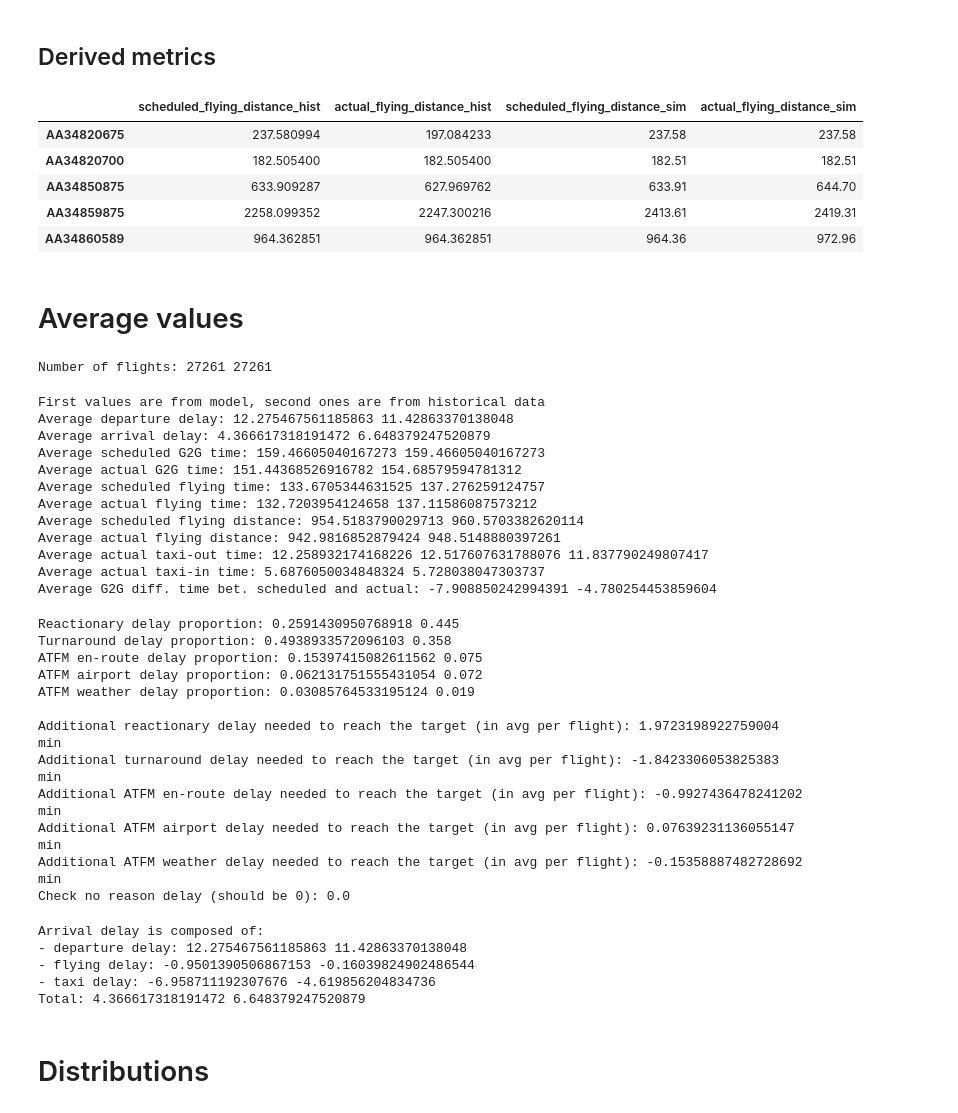
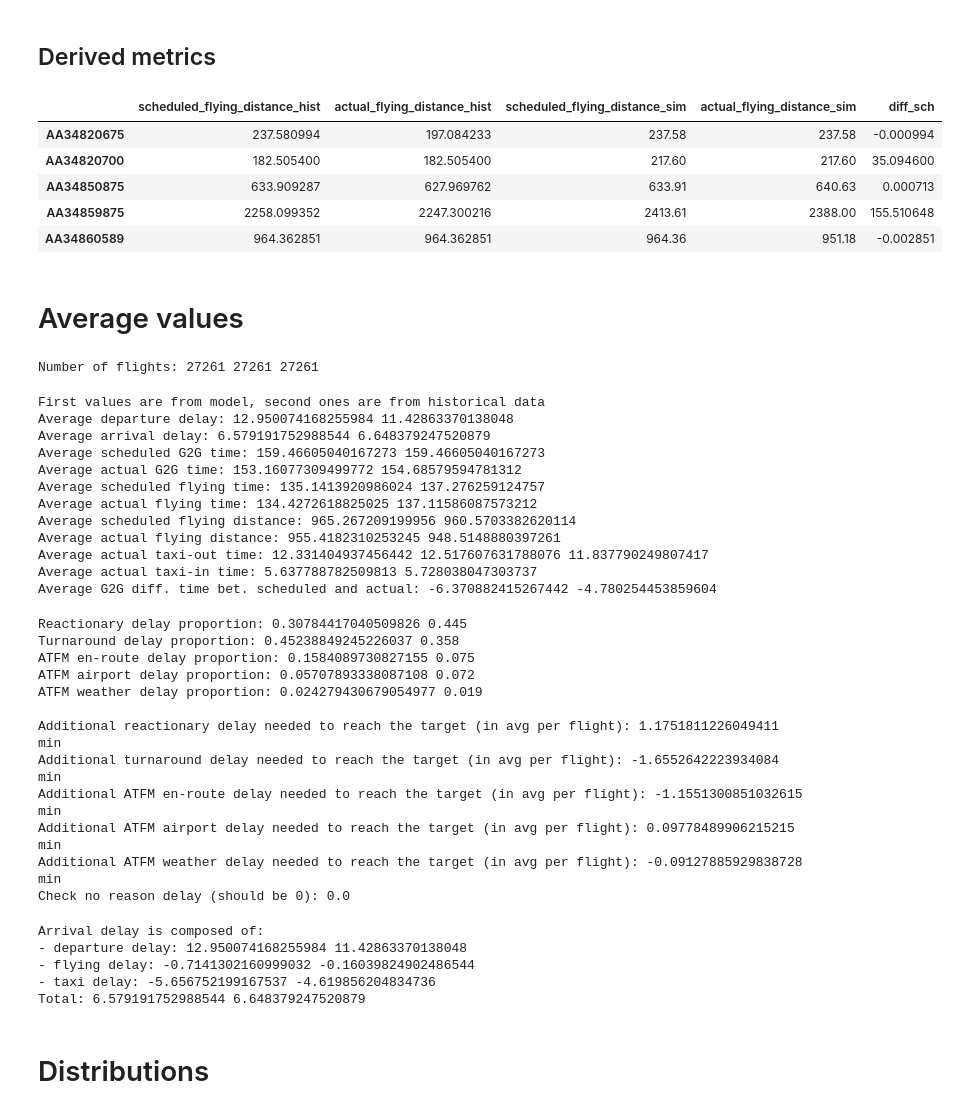
Before and after one commit to GGurtner/domino-validation, a Jupyter notebook: Validation.ipynb, the cells around one changed output. Cells and saved outputs as stored; diff of their text form; code cells hidden in the pictures.

```diff
--- a/Validation.ipynb
+++ b/Validation.ipynb
@@ -16,11 +16,11 @@ from libs.utilities import domino_mysql_server, read_mysql
 # %% [markdown]
 # Pulling data
 # %%
-model_version = '1.12'
+model_version = '1.13'
 scenario_id = -20
 
-n_iter = 0
-n_iters = [0]
+n_iter = 20
+n_iters = [20]#[0, 1, 2, 3, 4, 5]
 # %% [markdown]
 ## Single iteration, historical data, and multiple iterations
 # %%
@@ -154,24 +154,25 @@ df2['ifps_id'] = df2['ifps_id'].astype(str)
 # %%
 coin = df_hist[['ifps_id', 'scheduled_flying_distance', 'actual_flying_distance']].set_index('ifps_id')
 pouet = df2[['ifps_id', 'scheduled_flying_distance', 'actual_flying_distance']].set_index('ifps_id')
 #pouet.join(coin, on='ifps_id', how='inner', lsuffix='hist', rsuffix='sim')
 go = pd.concat([coin.rename(columns={col:col+'_hist' for col in coin.columns}),
                 pouet.rename(columns={col:col+'_sim' for col in pouet.columns})],
                axis=1)
+go['diff_sch'] = go['scheduled_flying_distance_sim'] - go['scheduled_flying_distance_hist']
 go.head()
 # %% [output]
-|  | scheduled_flying_distance_hist | actual_flying_distance_hist | scheduled_flying_distance_sim | actual_flying_distance_sim |
-| AA34820675 | 237.580994 | 197.084233 | 237.58 | 237.58 |
-| AA34820700 | 182.505400 | 182.505400 | 182.51 | 182.51 |
-| AA34850875 | 633.909287 | 627.969762 | 633.91 | 644.70 |
-| AA34859875 | 2258.099352 | 2247.300216 | 2413.61 | 2419.31 |
-| AA34860589 | 964.362851 | 964.362851 | 964.36 | 972.96 |
+|  | scheduled_flying_distance_hist | actual_flying_distance_hist | scheduled_flying_distance_sim | actual_flying_distance_sim | diff_sch |
+| AA34820675 | 237.580994 | 197.084233 | 237.58 | 237.58 | -0.000994 |
+| AA34820700 | 182.505400 | 182.505400 | 217.60 | 217.60 | 35.094600 |
+| AA34850875 | 633.909287 | 627.969762 | 633.91 | 640.63 | 0.000713 |
+| AA34859875 | 2258.099352 | 2247.300216 | 2413.61 | 2388.00 | 155.510648 |
+| AA34860589 | 964.362851 | 964.362851 | 964.36 | 951.18 | -0.002851 |
 # %% [markdown]
 # Average values
 # %%
-print ('Number of flights:', len(df), len(df_hist))
+print ('Number of flights:', len(df), len(df2), len(df_hist))
 # %% [output]
-Number of flights: 27261 27261
+Number of flights: 27261 27261 27261
 # %%
 print ('First values are from model, second ones are from historical data')
 print ('Average departure delay:', df['departure_delay'].mean(), df_hist['departure_delay'].mean())
@@ -187,17 +188,17 @@ print ('Average actual taxi-in time:', df['axit'].mean(), df_hist['taxi_in'].mea
 print ('Average G2G diff. time bet. scheduled and actual:', df['travelling_time_diff'].mean(), df_hist['travelling_time_diff'].mean())
 # %% [output]
 First values are from model, second ones are from historical data
-Average departure delay: 12.275467561185863 11.42863370138048
-Average arrival delay: 4.366617318191472 6.648379247520879
+Average departure delay: 12.950074168255984 11.42863370138048
+Average arrival delay: 6.579191752988544 6.648379247520879
 Average scheduled G2G time: 159.46605040167273 159.46605040167273
-Average actual G2G time: 151.44368526916782 154.68579594781312
-Average scheduled flying time: 133.6705344631525 137.276259124757
-Average actual flying time: 132.7203954124658 137.11586087573212
-Average scheduled flying distance: 954.5183790029713 960.5703382620114
-Average actual flying distance: 942.9816852879424 948.5148880397261
-Average actual taxi-out time: 12.258932174168226 12.517607631788076 11.837790249807417
-Average actual taxi-in time: 5.6876050034848324 5.728038047303737
-Average G2G diff. time bet. scheduled and actual: -7.908850242994391 -4.780254453859604
+Average actual G2G time: 153.16077309499772 154.68579594781312
+Average scheduled flying time: 135.1413920986024 137.276259124757
+Average actual flying time: 134.4272618825025 137.11586087573212
+Average scheduled flying distance: 965.267209199956 960.5703382620114
+Average actual flying distance: 955.4182310253245 948.5148880397261
+Average actual taxi-out time: 12.331404937456442 12.517607631788076 11.837790249807417
+Average actual taxi-in time: 5.637788782509813 5.728038047303737
+Average G2G diff. time bet. scheduled and actual: -6.370882415267442 -4.780254453859604
 # %%
 # Types of delays
 a1, a2, a3, a4, a5 = 0.445, 0.358, 0.075, 0.072, 0.019 # from PRR 2017 (TODO: find 2014)
@@ -218,17 +219,17 @@ print ('Additional ATFM airport delay needed to reach the target (in avg per fli
 print ('Additional ATFM weather delay needed to reach the target (in avg per flight):', a5*target_avg_delay - df[df['main_reason_delay']=='W']['departure_delay'].sum()/len(df), 'min')
 print ('Check no reason delay (should be 0):', df[pd.isnull(df['main_reason_delay'])]['departure_delay'].sum())
 # %% [output]
-Reactionary delay proportion: 0.2591430950768918 0.445
-Turnaround delay proportion: 0.4938933572096103 0.358
-ATFM en-route delay proportion: 0.15397415082611562 0.075
-ATFM airport delay proportion: 0.062131751555431054 0.072
-ATFM weather delay proportion: 0.03085764533195124 0.019
+Reactionary delay proportion: 0.30784417040509826 0.445
+Turnaround delay proportion: 0.45238849245226037 0.358
+ATFM en-route delay proportion: 0.1584089730827155 0.075
+ATFM airport delay proportion: 0.05707893338087108 0.072
+ATFM weather delay proportion: 0.024279430679054977 0.019
 
-Additional reactionary delay needed to reach the target (in avg per flight): 1.9723198922759004 min
-Additional turnaround delay needed to reach the target (in avg per flight): -1.8423306053825383 min
-Additional ATFM en-route delay needed to reach the target (in avg per flight): -0.9927436478241202 min
-Additional ATFM airport delay needed to reach the target (in avg per flight): 0.07639231136055147 min
-Additional ATFM weather delay needed to reach the target (in avg per flight): -0.15358887482728692 min
+Additional reactionary delay needed to reach the target (in avg per flight): 1.1751811226049411 min
+Additional turnaround delay needed to reach the target (in avg per flight): -1.6552642223934084 min
+Additional ATFM en-route delay needed to reach the target (in avg per flight): -1.1551300851032615 min
+Additional ATFM airport delay needed to reach the target (in avg per flight): 0.09778489906215215 min
+Additional ATFM weather delay needed to reach the target (in avg per flight): -0.09127885929838728 min
 Check no reason delay (should be 0): 0.0
 # %%
 # Arrival delays
@@ -241,10 +242,10 @@ print ('- taxi delay:', taxi_delay_sim, taxi_delay_hist)
 print ('Total:', df['arrival_delay'].mean(), df_hist['arrival_delay'].mean())
 # %% [output]
 Arrival delay is composed of:
-- departure delay: 12.275467561185863 11.42863370138048
-- flying delay: -0.9501390506867153 -0.16039824902486544
-- taxi delay: -6.958711192307676 -4.619856204834736
-Total: 4.366617318191472 6.648379247520879
+- departure delay: 12.950074168255984 11.42863370138048
+- flying delay: -0.7141302160999032 -0.16039824902486544
+- taxi delay: -5.656752199167537 -4.619856204834736
+Total: 6.579191752988544 6.648379247520879
 # %% [markdown]
 # Distributions
 # %% [markdown]
```
Also changed, not shown: parts of 4 cells of this notebook.
